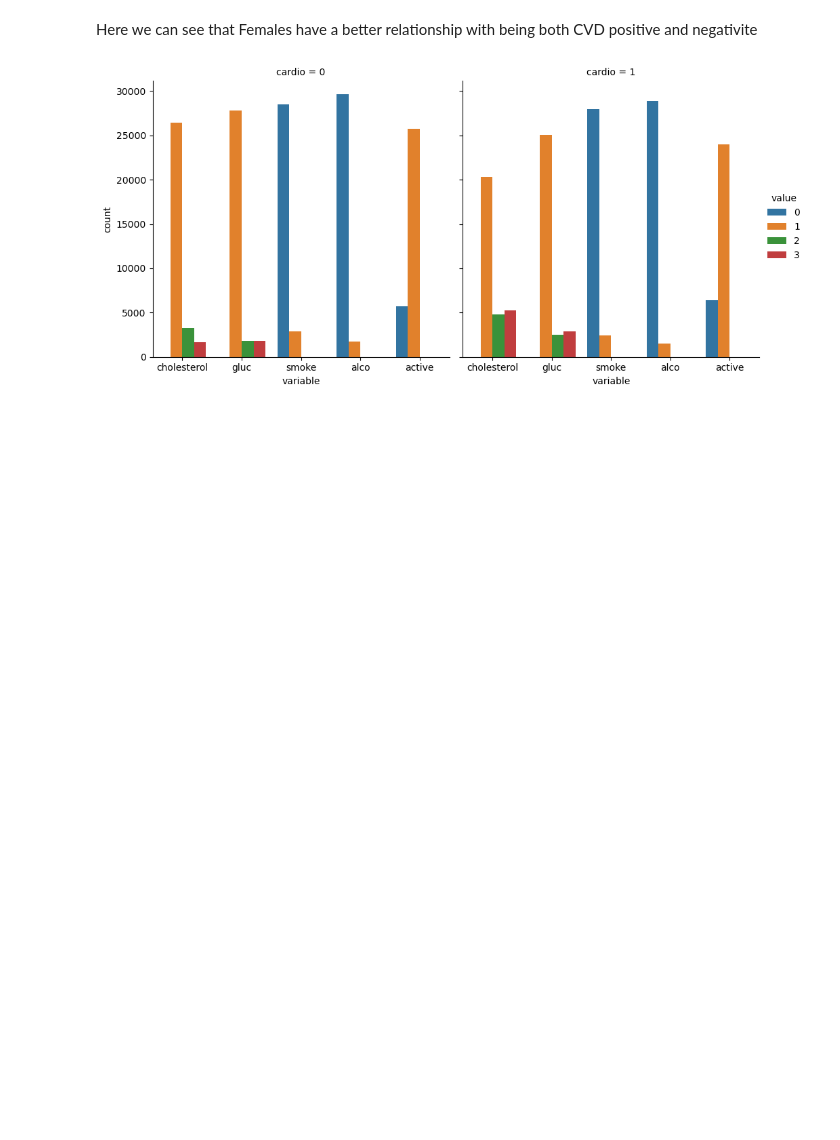
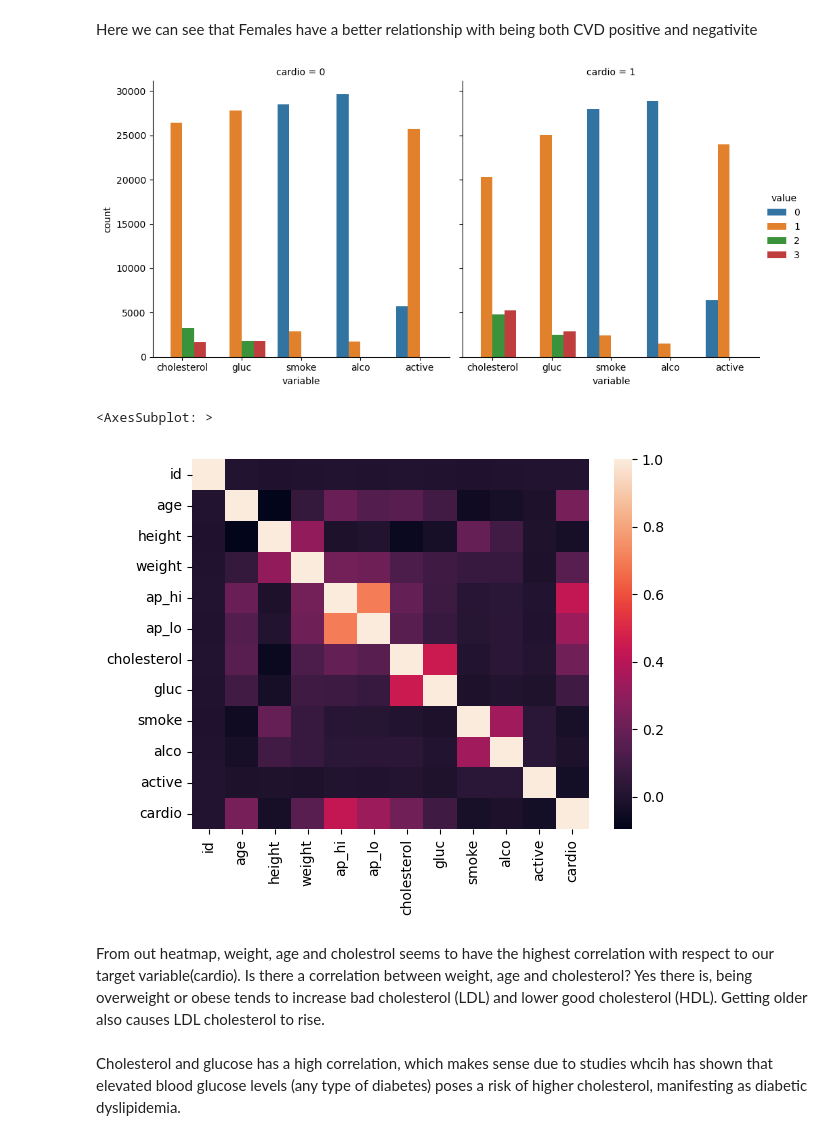
Before and after one commit to COMP3608-Big-Data/Cardiovascular-Disease-Prediction, a Jupyter notebook: the_gold_miners.ipynb, the cells around one changed output. Cells and saved outputs as stored; diff of their text form; code cells hidden in the pictures; blank space fills up the shorter version.

Commit message:
Calculating and  displaying correlation with heatmap

```diff
--- a/the_gold_miners.ipynb
+++ b/the_gold_miners.ipynb
@@ -747,3 +747,17 @@ data_long = pd.melt(df_without_outliers, id_vars=['cardio'], value_vars=['choles
 sns.catplot(x="variable", hue="value",col="cardio",data= data_long,kind="count");
 # %% [output]
 [figure]
+# %%
+#Calculate correlations
+corr = df_without_outliers.corr()
+#covariance matrix tell us how one feature varies to the other one
+
+#Heatmap
+sns.heatmap(corr)
+# %% [output]
+<AxesSubplot: >
+[figure, added]
+# %% [markdown]
+From out heatmap, weight, age and cholestrol seems to have the highest correlation with respect to our target variable(cardio). Is there a correlation between weight, age and cholesterol? Yes there is, being overweight or obese tends to increase bad cholesterol (LDL) and lower good cholesterol (HDL). Getting older also causes LDL cholesterol to rise.
+# %% [markdown]
+Cholesterol and glucose has a high correlation, which makes sense due to studies whcih has shown that elevated blood glucose levels (any type of diabetes) poses a risk of higher cholesterol, manifesting as diabetic dyslipidemia.
```
